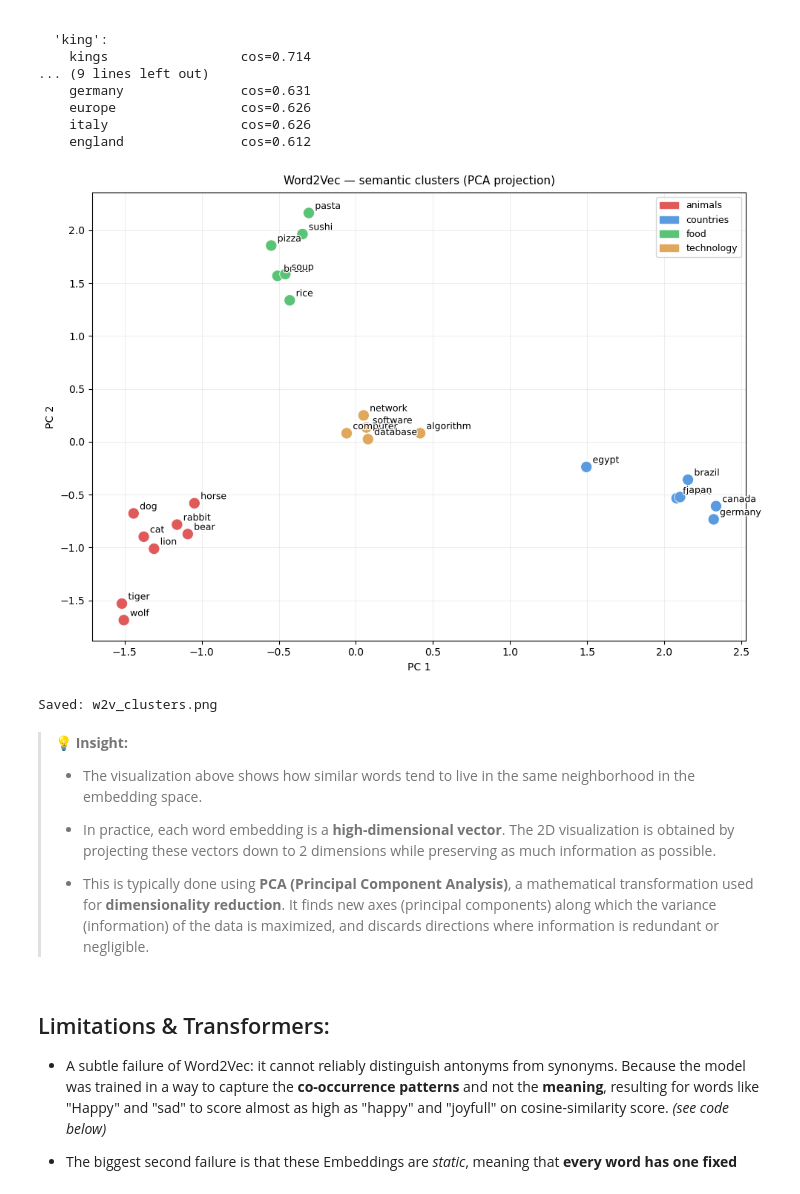
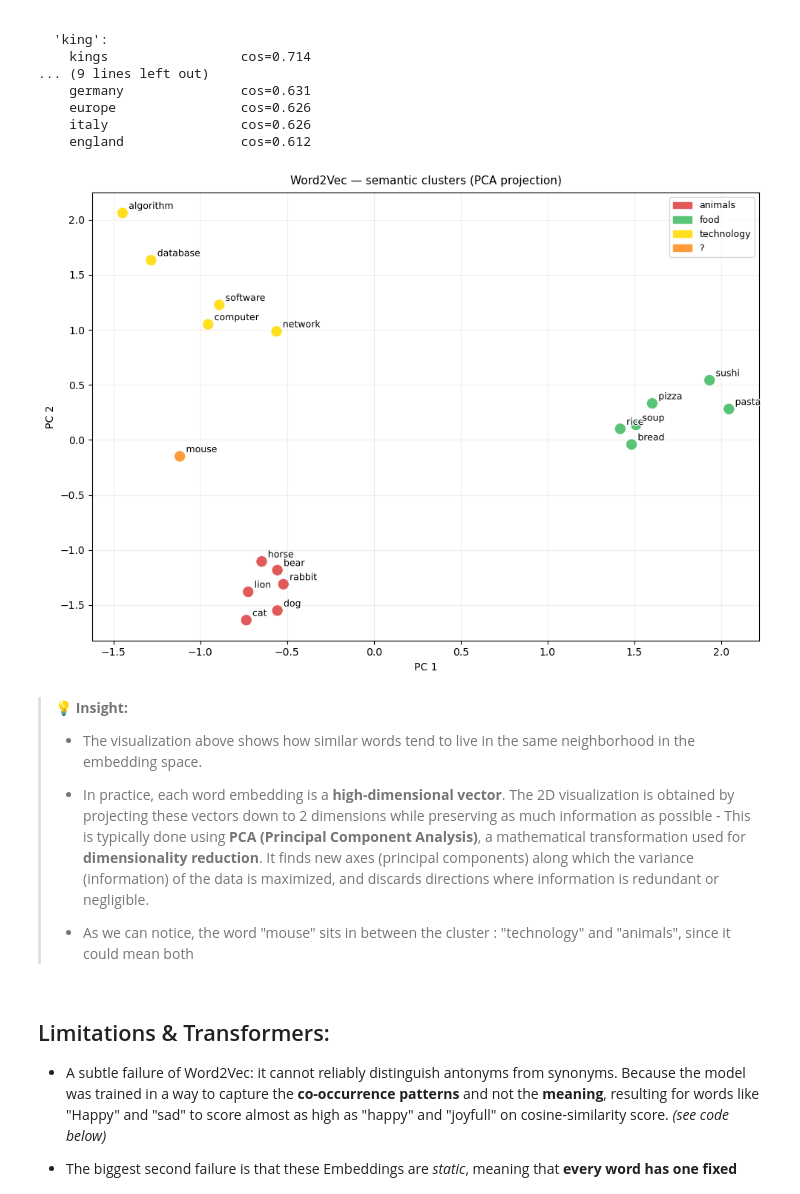
Before and after one commit to ismail-kaizoko/GenAI-101, a Jupyter notebook: LLM101_introduction.ipynb, the cells around one changed output. Cells and saved outputs as stored; diff of their text form; code cells hidden in the pictures.

```diff
--- a/LLM101_introduction.ipynb
+++ b/LLM101_introduction.ipynb
@@ -186,49 +186,49 @@ def scatter_words(ax, coords, words, colors, title, draw_arrows=None):
     ax.grid(alpha=0.2)
     ax.set_xlabel("PC 1"); ax.set_ylabel("PC 2")
 
 
 # ── Fig 1 — Semantic clusters ─────────────────────────────────────────────────
-animal_words  = ["cat", "dog", "horse", "rabbit", "wolf", "lion", "tiger", "bear"]
-country_words = ["france", "germany", "japan", "brazil", "egypt", "canada"]
+animal_words  = ["cat", "dog", "horse", "rabbit", "lion", "bear"]
 food_words    = ["pizza", "sushi", "bread", "rice", "pasta", "soup"]
 tech_words    = ["computer", "software", "algorithm", "network", "database"]
+not_sure      = ["mouse"]
 
-all_words  = animal_words + country_words + food_words + tech_words
+
+all_words  = animal_words + food_words + tech_words + not_sure
 all_colors = (["#E05A5A"] * len(animal_words) +
-              ["#5A9BE0"] * len(country_words) +
               ["#5AC476"] * len(food_words)    +
-              ["#E0A85A"] * len(tech_words))
+              ["#FFDF20"] * len(tech_words) +
+              ["#FE9A37"] )
 
 valid, vecs = get_vectors(all_words)
 colors_valid = [all_colors[all_words.index(w)] for w in valid]
 
 pca2  = PCA(n_components=2)
 coords = pca2.fit_transform(vecs)
 
 fig, ax = plt.subplots(figsize=(10, 7))
 scatter_words(ax, coords, valid, colors_valid,
               "Word2Vec — semantic clusters (PCA projection)")
 
 import matplotlib.patches as mpatches
 legend = [
     mpatches.Patch(color="#E05A5A", label="animals"),
-    mpatches.Patch(color="#5A9BE0", label="countries"),
     mpatches.Patch(color="#5AC476", label="food"),
-    mpatches.Patch(color="#E0A85A", label="technology"),
+    mpatches.Patch(color="#FFDF20", label="technology"),
+    mpatches.Patch(color="#FE9A37", label="?"),
 ]
 ax.legend(handles=legend, fontsize=9)
 plt.tight_layout()
 plt.show()
 # %% [output]
-[figure, old version]
+[figure, new version]
-Saved: w2v_clusters.png
 # %% [markdown]
 > 💡 **Insight:**
 > - The visualization above shows how similar words tend to live in the same neighborhood in the embedding space.
 >
-> - In practice, each word embedding is a **high-dimensional vector**. The 2D visualization is obtained by projecting these vectors down to 2 dimensions while preserving as much information as possible.
+> - In practice, each word embedding is a **high-dimensional vector**. The 2D visualization is obtained by projecting these vectors down to 2 dimensions while preserving as much information as possible - This is typically done using **PCA (Principal Component Analysis)**, a mathematical transformation used for **dimensionality reduction**. It finds new axes (principal components) along which the variance (information) of the data is maximized, and discards directions where information is redundant or negligible.
 >
-> - This is typically done using **PCA (Principal Component Analysis)**, a mathematical transformation used for **dimensionality reduction**. It finds new axes (principal components) along which the variance (information) of the data is maximized, and discards directions where information is redundant or negligible.
+> - As we can notice, the word "mouse" sits in between the cluster : "technology" and "animals", since it could mean both
 # %% [markdown]
 ## Limitations & Transformers:
 
```
Also changed, not shown: parts of 1 cell of this notebook, 1 other file.
